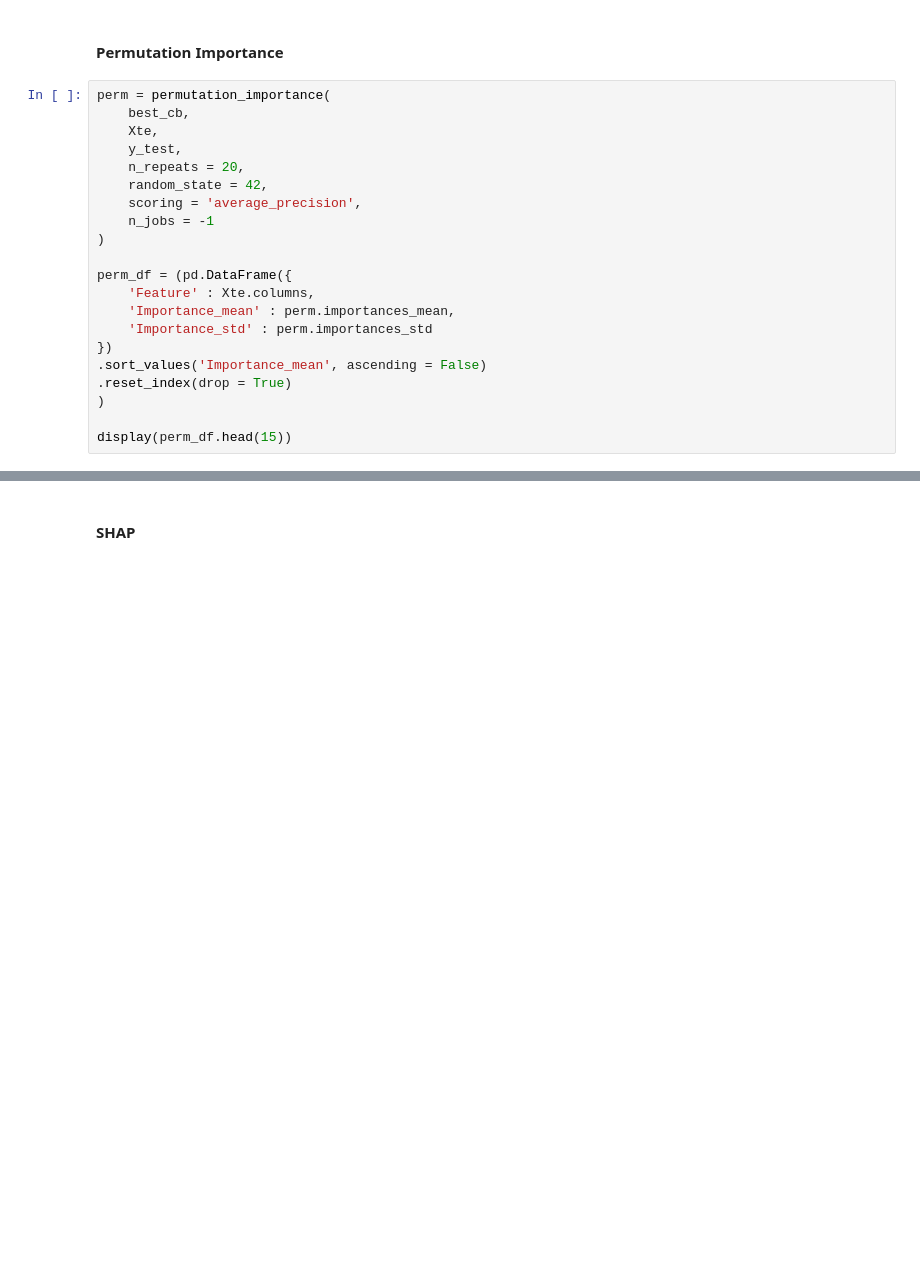
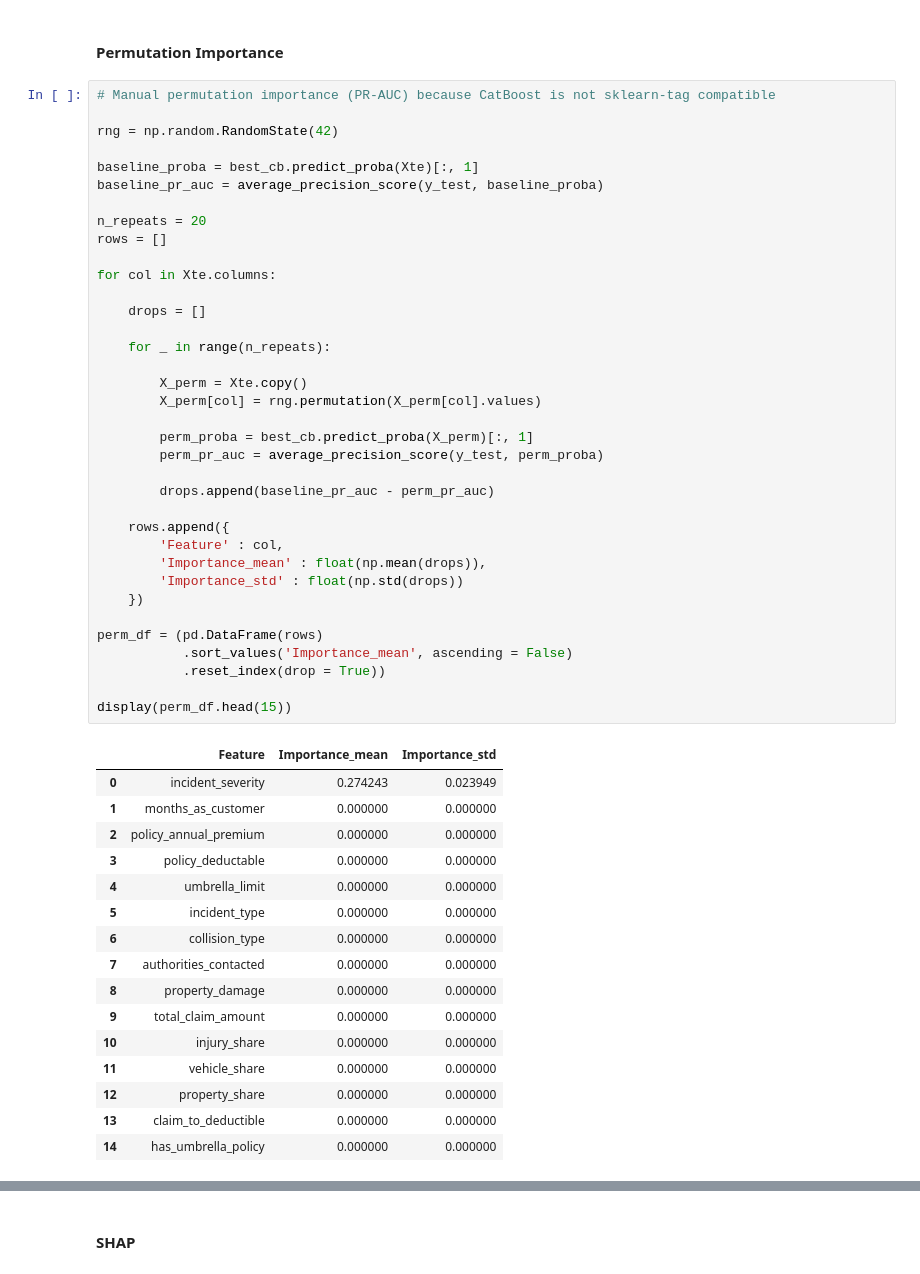
Before and after one commit to Adriana394/datascientist-capstone-project, a Jupyter notebook: notebooks/04_model_implementation_catboost.ipynb, the cells around one changed output, grey strips where cells are left out. Drawn from its saved outputs; the diff is of its cells as text; blank space fills up the shorter version.

Commit message:
Update notebooks, data, ReadMe

```diff
--- a/notebooks/04_model_implementation_catboost.ipynb
+++ b/notebooks/04_model_implementation_catboost.ipynb
@@ -384,27 +415,59 @@ print('Saving completed')
 ### Model Interpretation
 # %% [markdown]
 #### Permutation Importance
-# %%
-perm = permutation_importance(
-    best_cb,
-    Xte,
-    y_test,
-    n_repeats = 20,
-    random_state = 42,
-    scoring = 'average_precision',
-    n_jobs = -1
-)
-
-perm_df = (pd.DataFrame({
-    'Feature' : Xte.columns,
-    'Importance_mean' : perm.importances_mean,
-    'Importance_std' : perm.importances_std
-})
-.sort_values('Importance_mean', ascending = False)
-.reset_index(drop = True)
-)
-
-display(perm_df.head(15))
+# %%
+# Manual permutation importance (PR-AUC) because CatBoost is not sklearn-tag compatible
+
+rng = np.random.RandomState(42)
+
+baseline_proba = best_cb.predict_proba(Xte)[:, 1]
+baseline_pr_auc = average_precision_score(y_test, baseline_proba)
+
+n_repeats = 20
+rows = []
+
+for col in Xte.columns:
+
+    drops = []
+
+    for _ in range(n_repeats):
+
+        X_perm = Xte.copy()
+        X_perm[col] = rng.permutation(X_perm[col].values)
+
+        perm_proba = best_cb.predict_proba(X_perm)[:, 1]
+        perm_pr_auc = average_precision_score(y_test, perm_proba)
+
+        drops.append(baseline_pr_auc - perm_pr_auc)
+
+    rows.append({
+        'Feature' : col,
+        'Importance_mean' : float(np.mean(drops)),
+        'Importance_std' : float(np.std(drops))
+    })
+
+perm_df = (pd.DataFrame(rows)
+           .sort_values('Importance_mean', ascending = False)
+           .reset_index(drop = True))
+
+display(perm_df.head(15))
+# %% [output]
+|  | Feature | Importance_mean | Importance_std |
+| 0 | incident_severity | 0.274243 | 0.023949 |
+| 1 | months_as_customer | 0.000000 | 0.000000 |
+| 2 | policy_annual_premium | 0.000000 | 0.000000 |
+| 3 | policy_deductable | 0.000000 | 0.000000 |
+| 4 | umbrella_limit | 0.000000 | 0.000000 |
+| 5 | incident_type | 0.000000 | 0.000000 |
+| 6 | collision_type | 0.000000 | 0.000000 |
+| 7 | authorities_contacted | 0.000000 | 0.000000 |
+| 8 | property_damage | 0.000000 | 0.000000 |
+| 9 | total_claim_amount | 0.000000 | 0.000000 |
+| 10 | injury_share | 0.000000 | 0.000000 |
+| 11 | vehicle_share | 0.000000 | 0.000000 |
+| 12 | property_share | 0.000000 | 0.000000 |
+| 13 | claim_to_deductible | 0.000000 | 0.000000 |
+| 14 | has_umbrella_policy | 0.000000 | 0.000000 |
 # %%
 perm_df.to_csv(save_art / 'permutation_importance_catboost.csv', index = False)
 print('Saving completed')
```
Also changed, not shown: parts of 23 cells of this notebook, 17 other files.
